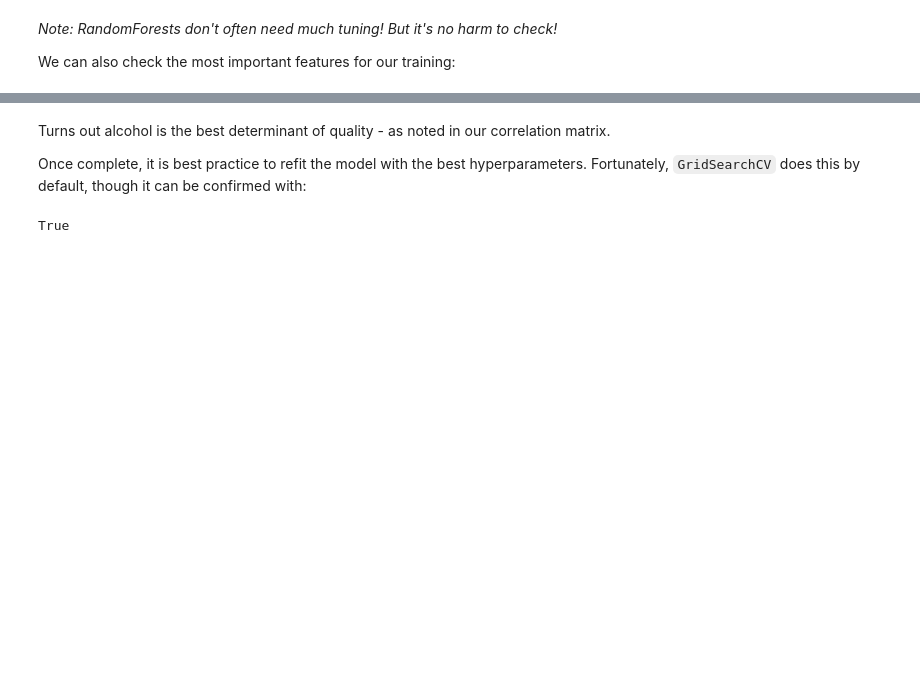
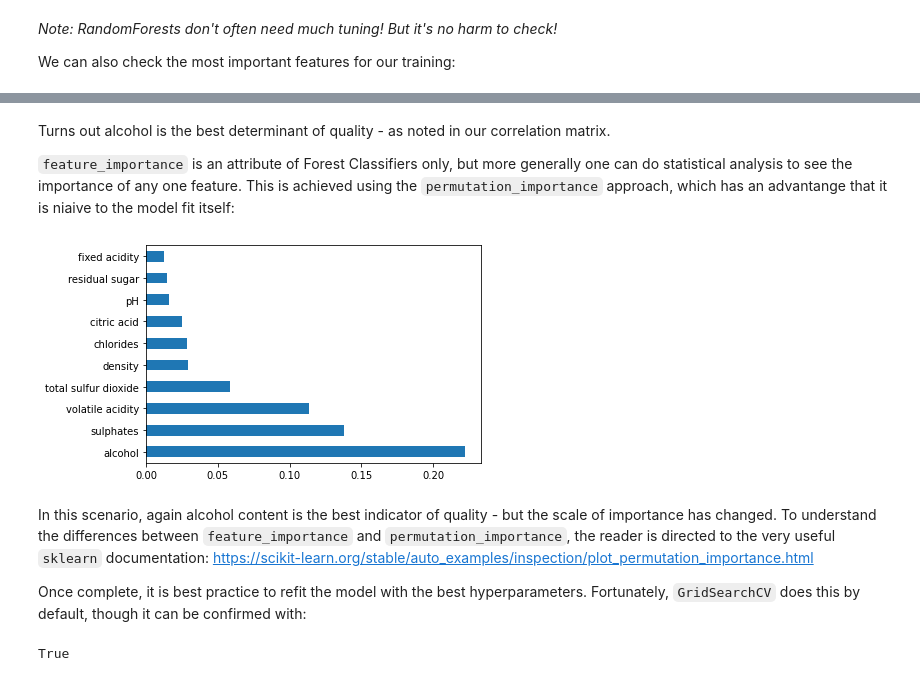
Before and after one commit to logsdail/external_examples, a Jupyter notebook: notebooks/sklearn/introduction.ipynb, the cells around one changed output, grey strips where cells are left out. Cells and saved outputs as stored; diff of their text form; code cells hidden in the pictures; blank space fills up the shorter version.

```diff
--- a/notebooks/sklearn/introduction.ipynb
+++ b/notebooks/sklearn/introduction.ipynb
@@ -293,5 +293,20 @@ feat_importances.nlargest(10).plot(kind='barh')
+# %% [markdown]
+Turns out alcohol is the best determinant of quality - as noted in our correlation matrix.
+
+`feature_importance` is an attribute of Forest Classifiers only, but more generally one can do statistical analysis to see the importance of any one feature. This is achieved using the `permutation_importance` approach, which has an advantange that it is niaive to the model fit itself:
+# %%
+from sklearn.inspection import permutation_importance
+result = permutation_importance(gridRF, x_train, y_train, n_repeats=10, random_state=0)
+#sorted_idx = result.importances_mean.argsort()
+
+# Plot with Pandas
+feat_importances = pd.Series(result.importances_mean, index=x.columns)
+feat_importances.nlargest(10).plot(kind='barh')
+plt.show()
+# %% [output]
+[figure, added]
 # %% [markdown]
-Turns out alcohol is the best determinant of quality - as noted in our correlation matrix.
+In this scenario, again alcohol content is the best indicator of quality - but the scale of importance has changed. To understand the differences between `feature_importance` and `permutation_importance`, the reader is directed to the very useful `sklearn` documentation: https://scikit-learn.org/stable/auto_examples/inspection/plot_permutation_importance.html
 
 Once complete, it is best practice to refit the model with the best hyperparameters. Fortunately, `GridSearchCV` does this by default, though it can be confirmed with:
 # %%
```
Also changed, not shown: parts of 4 cells of this notebook, 2 other files.
